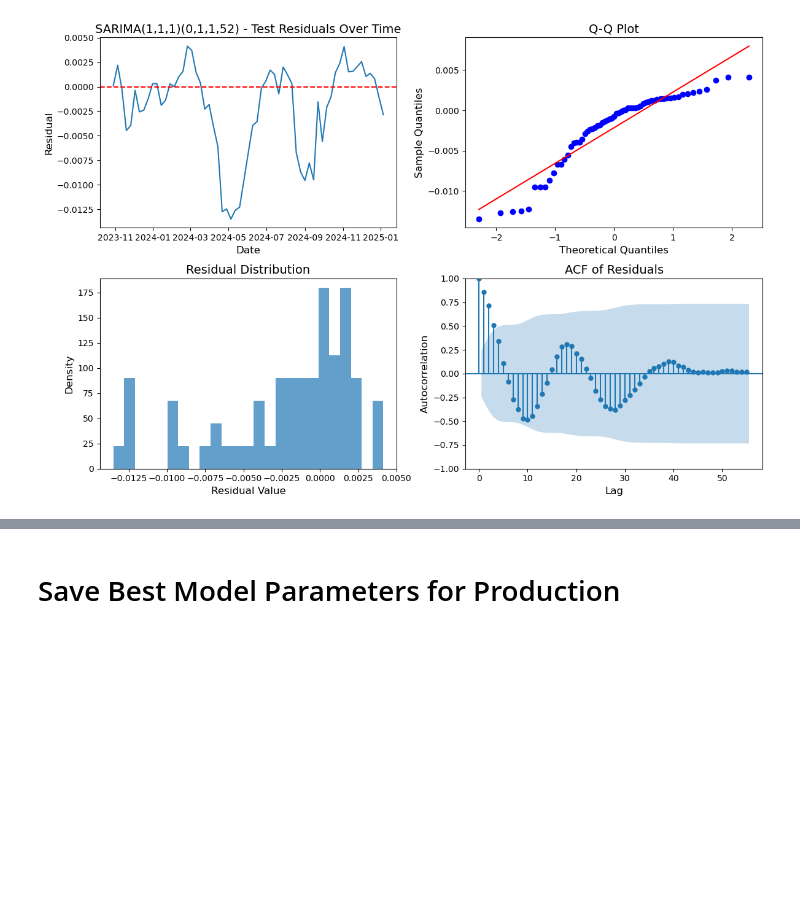
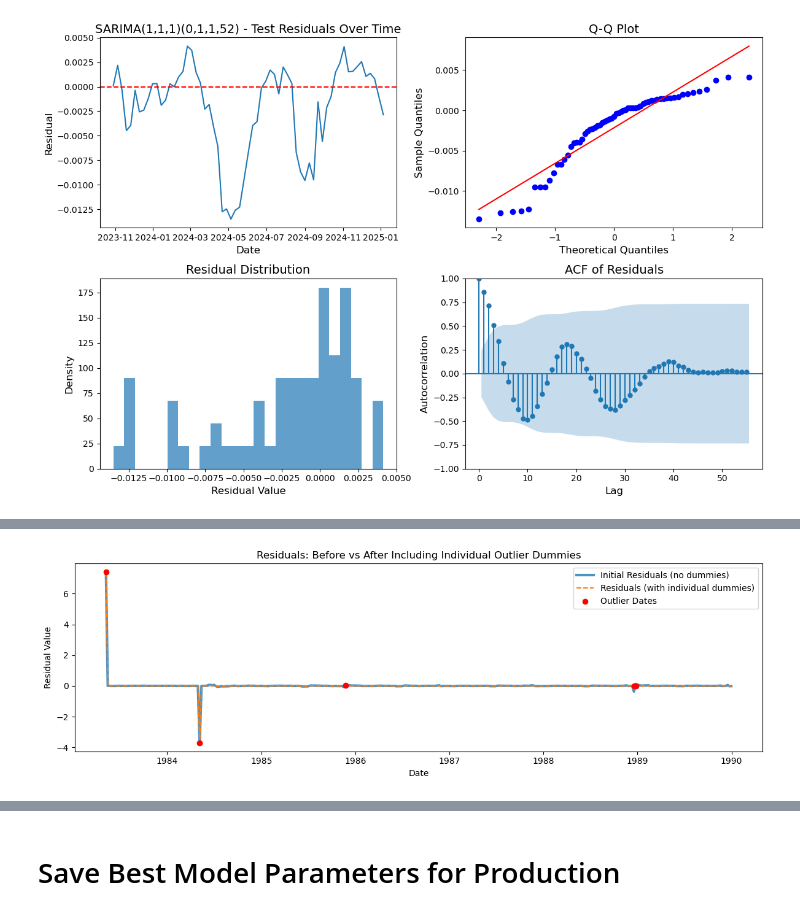
Before and after one commit to apl888/greenhouse-gas-forecasting, a Jupyter notebook: notebooks/4_ch4_modeling.ipynb, the cells around one changed output, grey strips where cells are left out. Saved outputs shown, nothing was run; the diff lists cells and outputs as text; code cells hidden in the pictures; blank space fills up the shorter version.

```diff
--- a/notebooks/4_ch4_modeling.ipynb
+++ b/notebooks/4_ch4_modeling.ipynb
@@ -1355,0 +1460,17 @@ Top outlier dates: [Timestamp('1983-05-08 00:00:00'), Timestamp('1984-05-06 00:0
+# %%
+# Compare residuals before vs after including individual outlier dummies
+plt.figure(figsize=(12, 4))
+plt.plot(initial.resid.loc[:'1989'], label='Initial Residuals (no dummies)', linewidth=3, alpha=0.8)
+plt.plot(results.resid.loc[:'1989'], label='Residuals (with individual dummies)', linestyle='--',alpha=1)
+
+# Mark the top residual dates in red
+plt.scatter(top_dates, results.resid.loc[top_dates], color='red', zorder=5, label='Outlier Dates')
+
+plt.legend()
+plt.title('Residuals: Before vs After Including Individual Outlier Dummies')
+plt.xlabel('Date')
+plt.ylabel('Residual Value')
+plt.tight_layout()
+plt.show()
+# %% [output]
+[figure, added]
```
Also changed, not shown: parts of 12 cells of this notebook.
